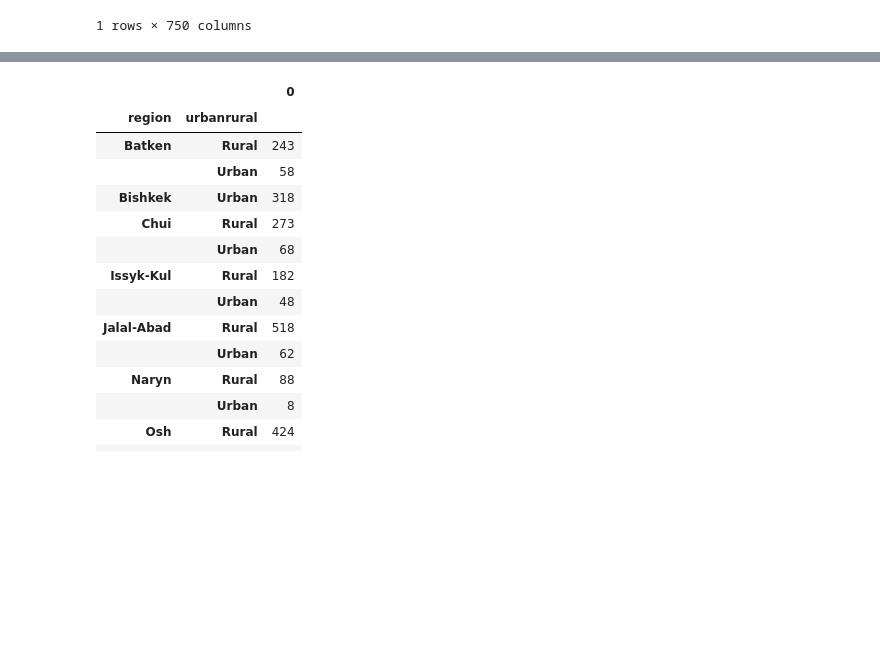
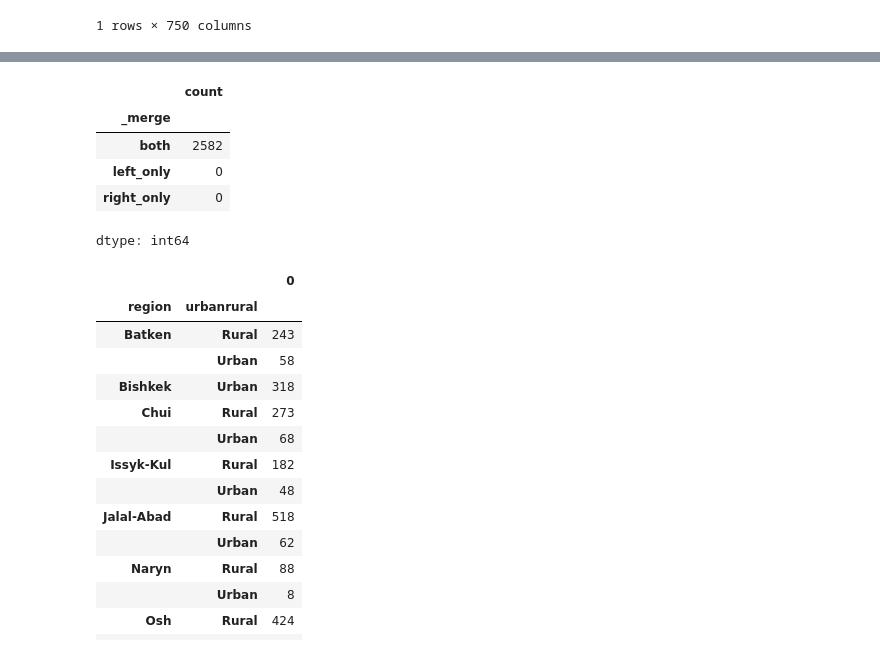
Before and after one commit to Jonchyk/Vis, a Jupyter notebook: PS1_vis_.ipynb, the cells around one changed output, grey strips where cells are left out. Drawn from its saved outputs; the diff is of its cells as text; code cells hidden in the pictures; blank space fills up the shorter version.

```diff
--- a/PS1_vis_.ipynb
+++ b/PS1_vis_.ipynb
@@ -513,15 +510,9 @@ Warning: Total number of columns (41) exceeds max_columns (20). Falling back to
 # %%
 #cool. Now let's change the name of FIRST ADMINISTRATIVE LEVEL to "region". Then filter Country for Kyrgyzstan
 disaster.rename(columns={'FIRST ADMINISTRATIVE LEVEL': 'region'}, inplace=True) # Rename the column in place
-#and sort!
 disaster.rename(columns={'COUNTRY': 'country'}, inplace=True) # Rename the column in place
 
-#cool. Now let's change the name of FIRST ADMINISTRATIVE LEVEL to "region". Then filter Country for Kyrgyzstan
-disaster.rename(columns={'FIRST ADMINISTRATIVE LEVEL': 'region'}, inplace=True) # Rename the column in place
-#and sort!
-disaster.rename(columns={'COUNTRY': 'country'}, inplace=True) # Rename the column in place
-
-#filter to country
+#let's sort this to the country of interest. We don't need the other countries.
 disaster = disaster[disaster['country'] == 'Kyrgyzstan']
 #let's keep what I need. the regions, and incifdence ratings of natural disasters.
 disaster = disaster[['country', 'region', 'Earthquake', 'Flood', 'Landslide', 'Drought', 'Natural']]
@@ -622,6 +613,6 @@ Warning: Total number of columns (750) exceeds max_columns (20). Falling back to
 1 rows × 750 columns
 # %%
 #can i try merging now?
-egradis = pd.merge(baseline, disaster, on='region', how='outer')
+egradis = pd.merge(baseline, disaster, on='region', how='outer', indicator=True)
 egradis
 # %% [output]
@@ -642 +633,12 @@ Warning: Total number of columns (756) exceeds max_columns (20). Falling back to
+# %%
+#quick check, any mismatch in the merges?
+egradis['_merge'].value_counts()
+#all are "both"! We are golden :-)
+# %% [output]
+|  | count |
+| _merge |  |
+| both | 2582 |
+| left_only | 0 |
+| right_only | 0 |
+dtype: int64
 # %%
```
Also changed, not shown: parts of 9 cells of this notebook.
